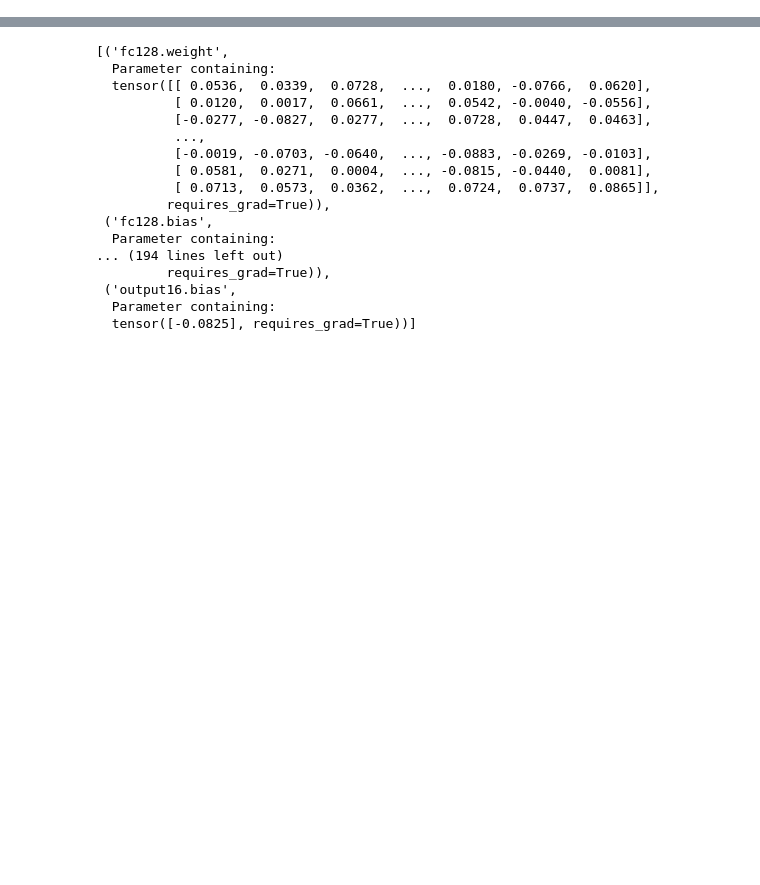
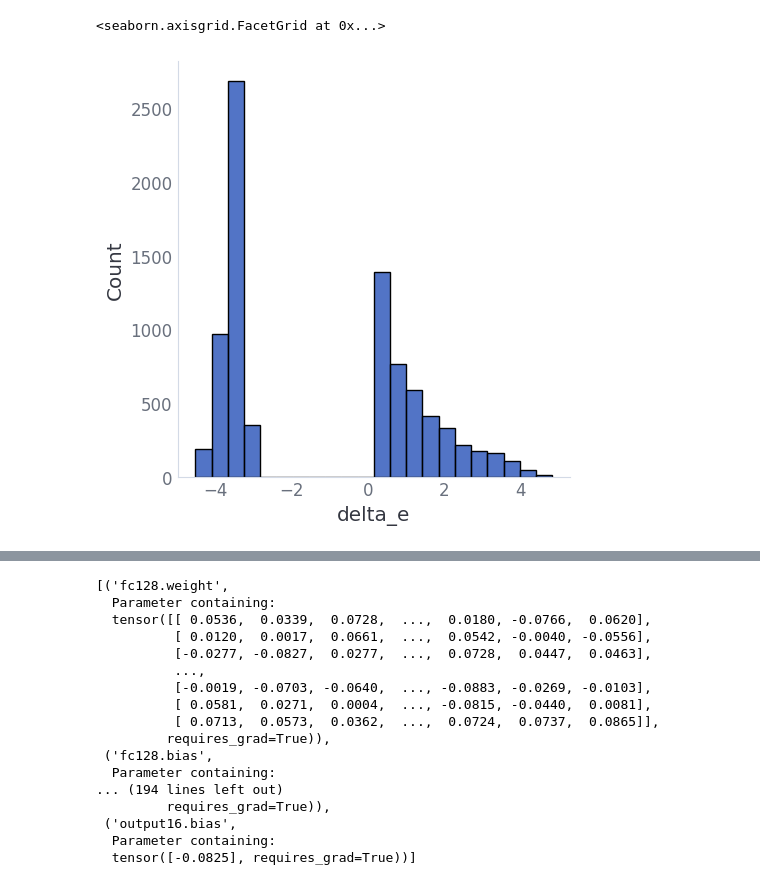
Before and after one commit to nicholas-miklaucic/ood-materials, a Jupyter notebook: log-visuals.ipynb, the cells around one changed output, grey strips where cells are left out. Cells and saved outputs as stored; diff of their text form; code cells hidden in the pictures; blank space fills up the shorter version.

```diff
--- a/log-visuals.ipynb
+++ b/log-visuals.ipynb
@@ -74,0 +84,4 @@ df = plot_logs('exp_to_compare_with_yours')
+# %%
+data = pd.read_feather('mpc_full_feats_scaled_split.feather')
+
+data
@@ -74,0 +119,5 @@ df = plot_logs('exp_to_compare_with_yours')
+# %%
+sns.displot(data.query('statY_delta_e')['delta_e'])
+# %% [output]
+<seaborn.axisgrid.FacetGrid at 0x...>
+[figure, added]
```
Also changed, not shown: parts of 18 cells of this notebook, 23 other files.
